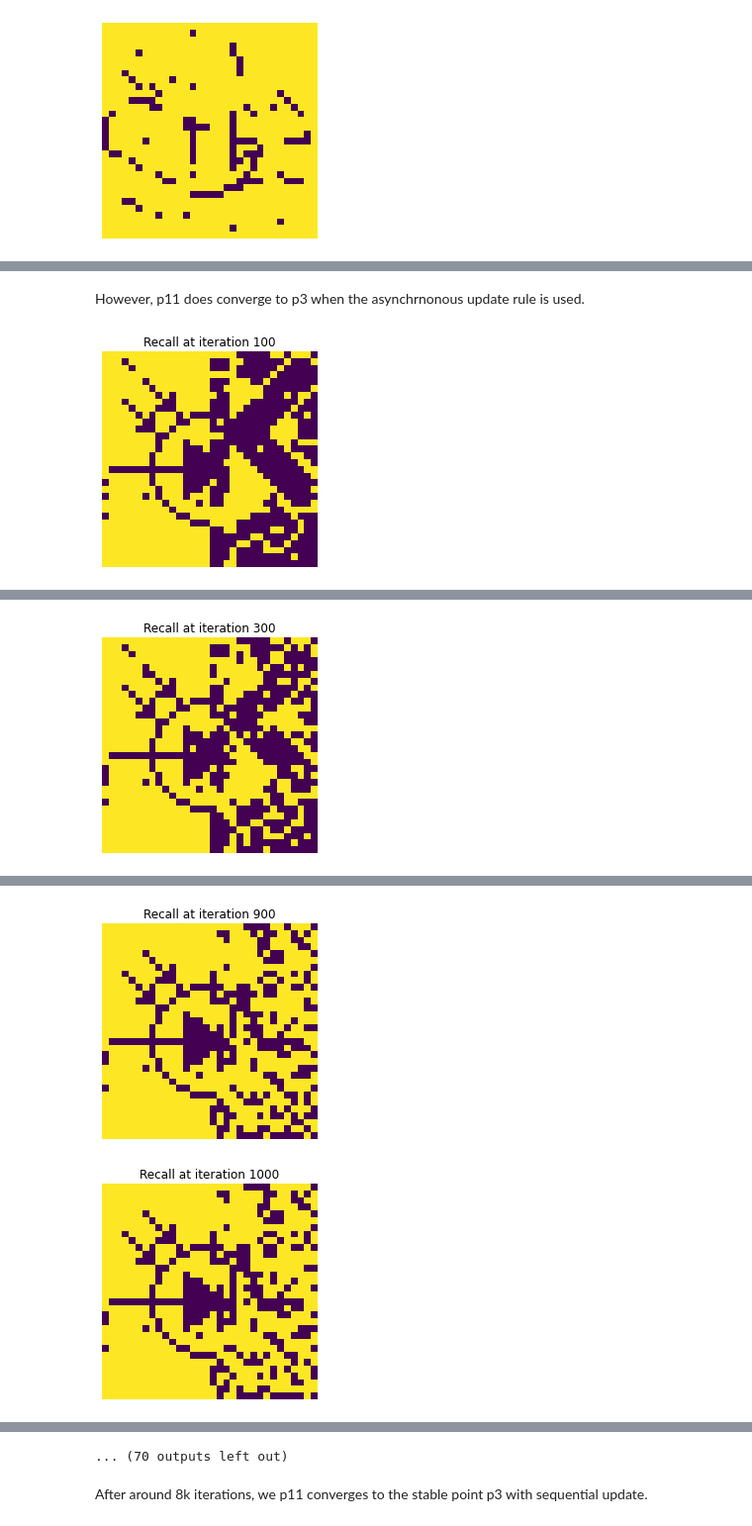
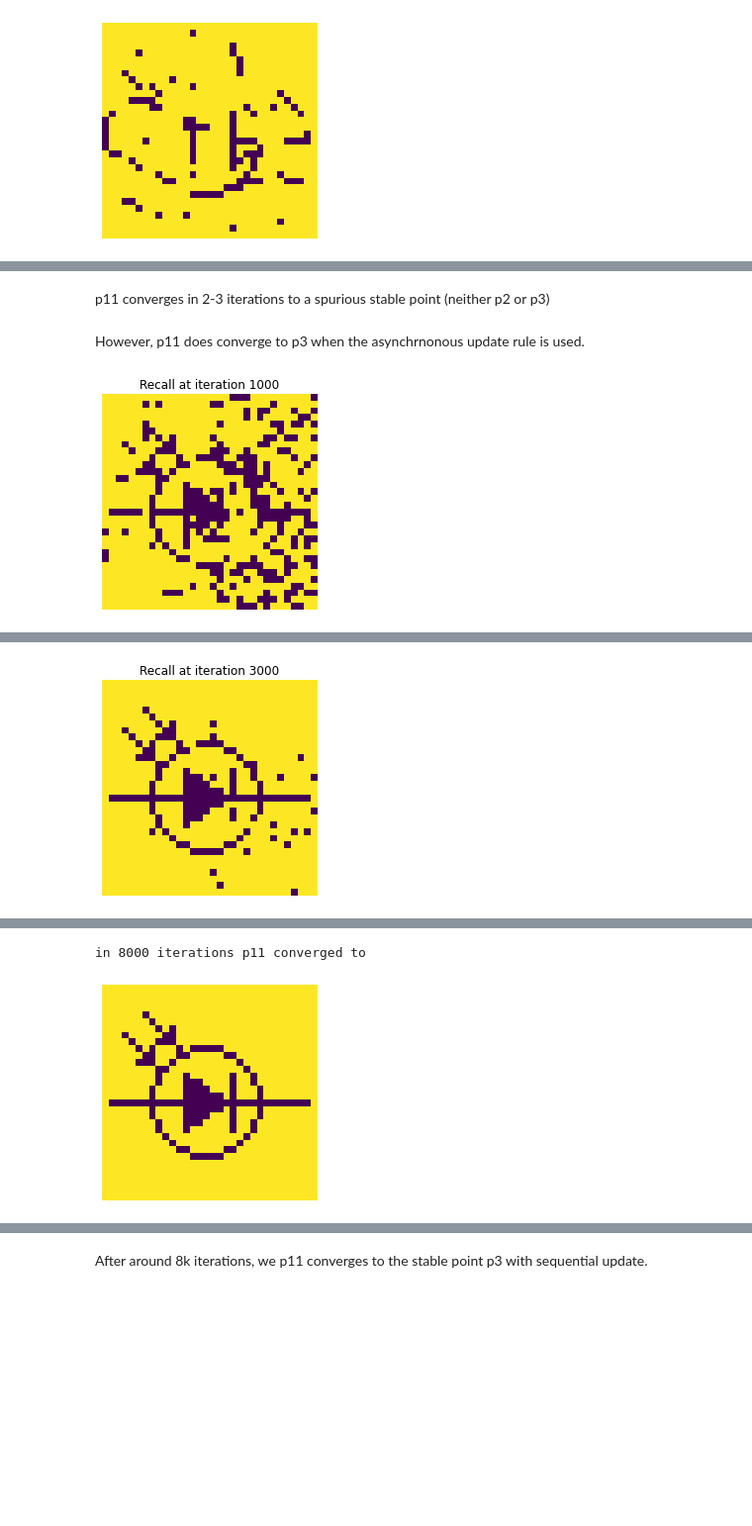
Before and after one commit to mark-antal-csizmadia/hopfield-networks, a Jupyter notebook: Hopfield Networks.ipynb, the cells around one changed output, grey strips where cells are left out. Shown: that part at 99% size. Drawn from its saved outputs; the diff is of its cells as text; code cells hidden in the pictures; blank space fills up the shorter version.

```diff
--- a/Hopfield Networks.ipynb
+++ b/Hopfield Networks.ipynb
@@ -631,7 +629,9 @@ p11 converges in 2-3 iterations to a spurious stable point (neither p2 or p3)
+# %% [markdown]
+p11 converges in 2-3 iterations to a spurious stable point (neither p2 or p3)
 # %% [markdown]
 However, p11 does converge to p3 when the asynchrnonous update rule is used.
 # %%
-viz_recall_dict = {"i": 100, "shape": (32, 32)}
+viz_recall_dict = {"i": 1000, "shape": (32, 32)}
 patternr, it, _ = hn.recall_until_convergence(patterns_all[10], if_sequential=True, with_energy=False,
                                            exit=8000, **viz_recall_dict)
 print(f"in {it} iterations p11 converged to")
@@ -639,4 +639,4 @@ plt.imshow(patternr.reshape(32,-1).T)
 plt.axis("off")
 plt.show()
 # %% [output]
-[figure, old version]
+[figure, new version]
@@ -644 +644 @@ plt.show()
-[figure, old version]
+[figure, new version]
@@ -650,2 +650,2 @@ plt.show()
+in 8000 iterations p11 converged to
-[figure, old version]
+[figure, new version]
-[figure, removed]
@@ -654,4 +652,3 @@ plt.show()
-... (70 outputs left out)
 # %% [markdown]
 After around 8k iterations, we p11 converges to the stable point p3 with sequential update.
 # %% [markdown]
```
Also changed, not shown: parts of 69 cells of this notebook.
